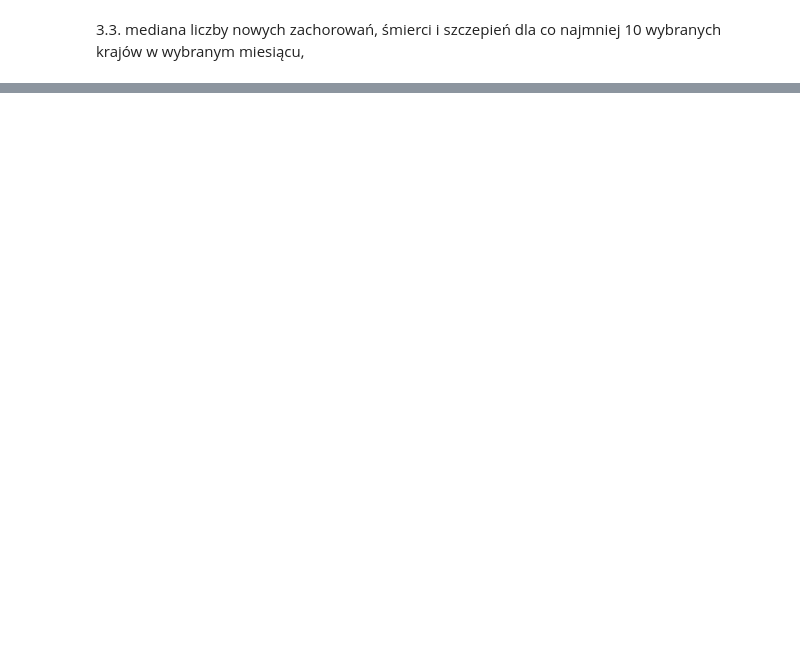
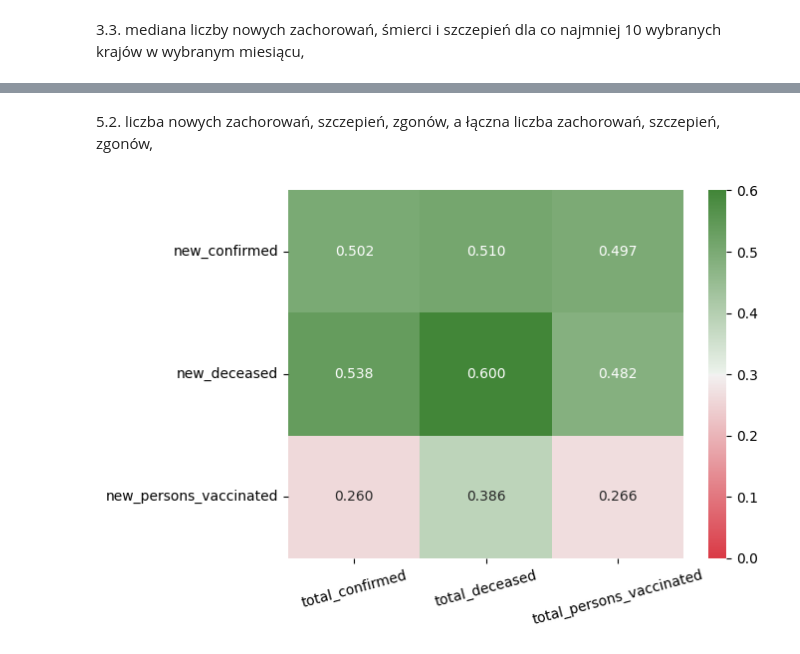
Before and after one commit to qmacdom/BigData, a Jupyter notebook: zad2.ipynb, the cells around one changed output, grey strips where cells are left out. Cells and saved outputs as stored; diff of their text form; code cells hidden in the pictures; blank space fills up the shorter version.

```diff
--- a/zad2.ipynb
+++ b/zad2.ipynb
@@ -206,0 +273,21 @@ plt.show()
+# %% [markdown]
+5.2. liczba nowych zachorowań, szczepień, zgonów, a łączna liczba zachorowań, szczepień, zgonów,
+# %%
+data_for_5_2 = data_for_5[
+    ['new_confirmed', 'new_deceased', 'new_persons_vaccinated',
+     'total_confirmed', 'total_deceased', 'total_persons_vaccinated']]
+
+data_for_5_2_corr = data_for_5_2.corr()
+data_for_5_2_corr = data_for_5_2_corr.iloc[0:3, 3:6]
+axis_corr = sns.heatmap(
+    data_for_5_2_corr,
+    cmap=sns.diverging_palette(10, 125, n=1000),
+    annot=True,
+    vmin=0,
+    fmt=".3f",
+)
+
+plt.xticks(rotation=15)
+plt.show()
+# %% [output]
+[figure, added]
```
Also changed, not shown: parts of 16 cells of this notebook.
